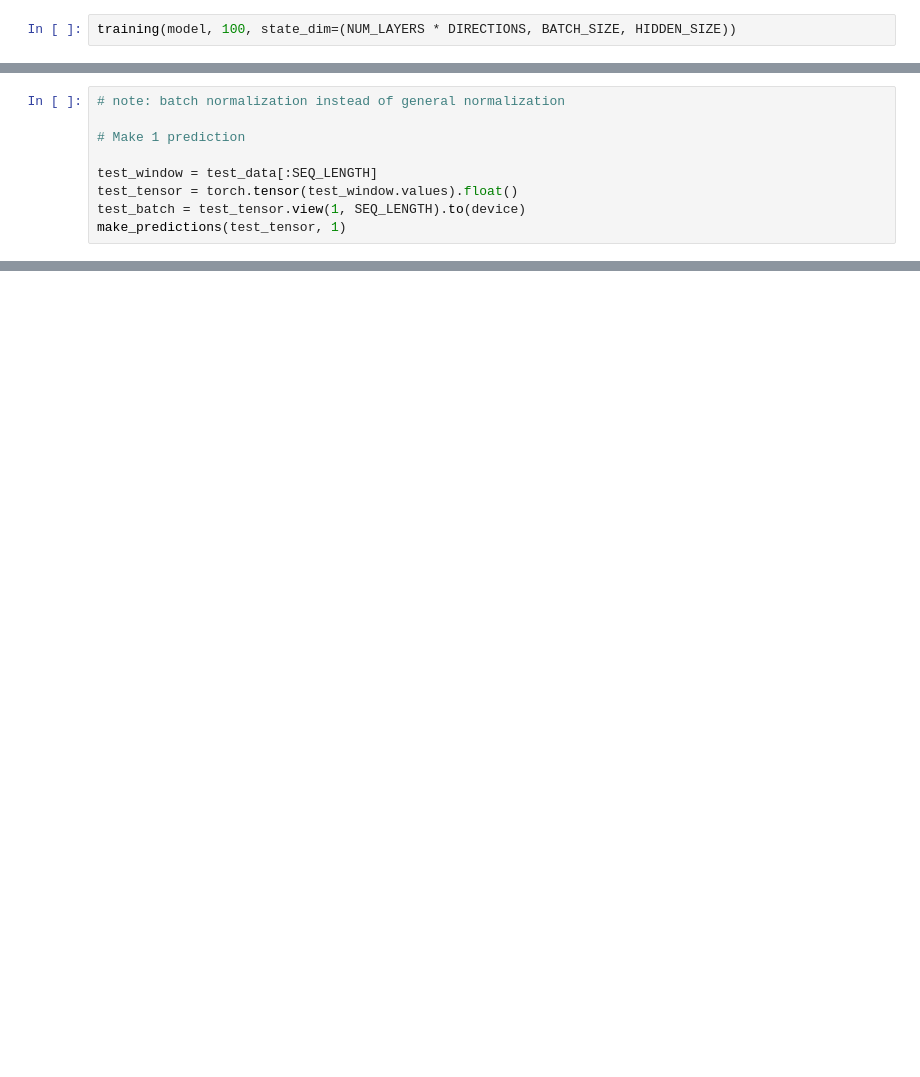
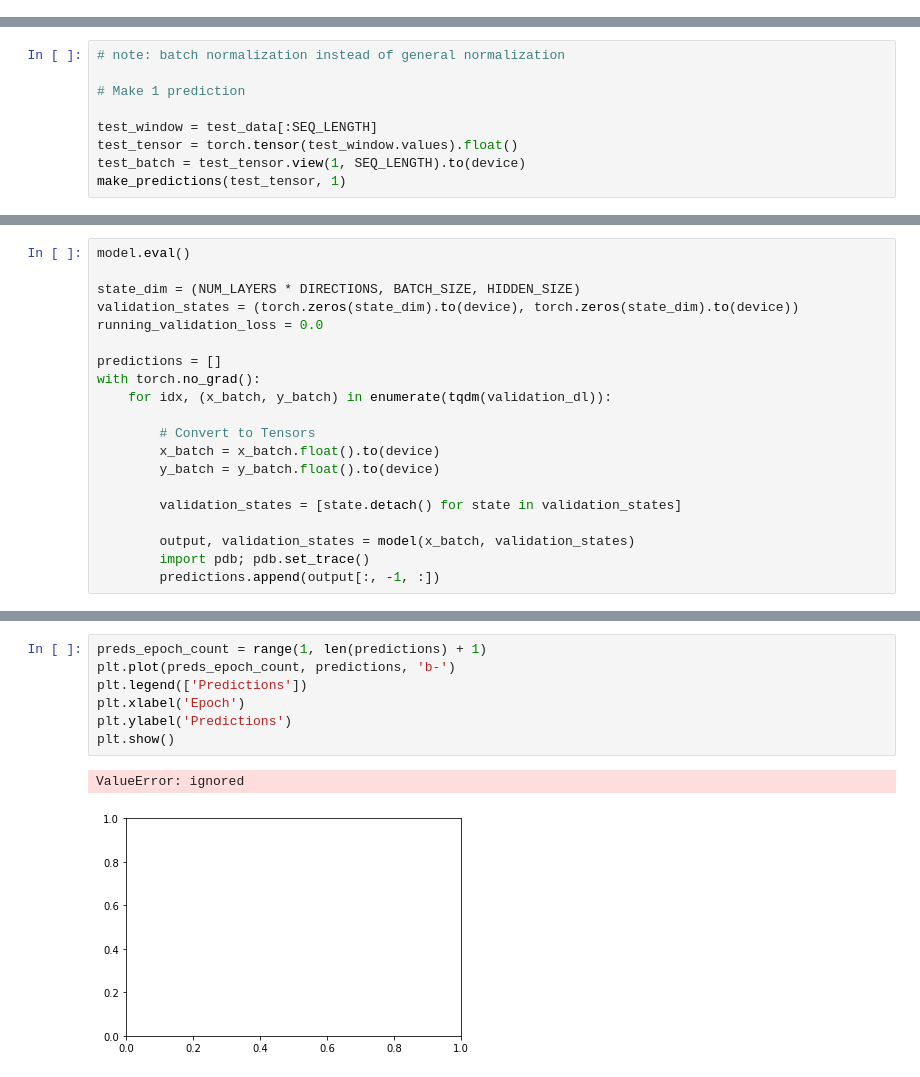
Before and after one commit to jadechip/on-chain-analytics-lstm, a Jupyter notebook: metrics.ipynb, the cells around one changed output, grey strips where cells are left out. Drawn from its saved outputs; the diff is of its cells as text; blank space fills up the shorter version.

```diff
--- a/metrics.ipynb
+++ b/metrics.ipynb
@@ -416,2 +344,0 @@ Epoch 15/20 Index: 399 Loss: 0.02416158
-# %%
-training(model, 100, state_dim=(NUM_LAYERS * DIRECTIONS, BATCH_SIZE, HIDDEN_SIZE))
@@ -499,0 +393,20 @@ with torch.no_grad():
+# %%
+model.eval()
+
+state_dim = (NUM_LAYERS * DIRECTIONS, BATCH_SIZE, HIDDEN_SIZE)
+validation_states = (torch.zeros(state_dim).to(device), torch.zeros(state_dim).to(device))
+running_validation_loss = 0.0
+
+predictions = []
+with torch.no_grad():
+    for idx, (x_batch, y_batch) in enumerate(tqdm(validation_dl)):
+
+        # Convert to Tensors
+        x_batch = x_batch.float().to(device)
+        y_batch = y_batch.float().to(device)
+
+        validation_states = [state.detach() for state in validation_states]
+
+        output, validation_states = model(x_batch, validation_states)
+        import pdb; pdb.set_trace()
+        predictions.append(output[:, -1, :])
@@ -499,0 +432,10 @@ with torch.no_grad():
+# %%
+preds_epoch_count = range(1, len(predictions) + 1)
+plt.plot(preds_epoch_count, predictions, 'b-')
+plt.legend(['Predictions'])
+plt.xlabel('Epoch')
+plt.ylabel('Predictions')
+plt.show()
+# %% [output]
+ValueError: ignored
+[figure, added]
```
Also changed, not shown: parts of 27 cells of this notebook.
